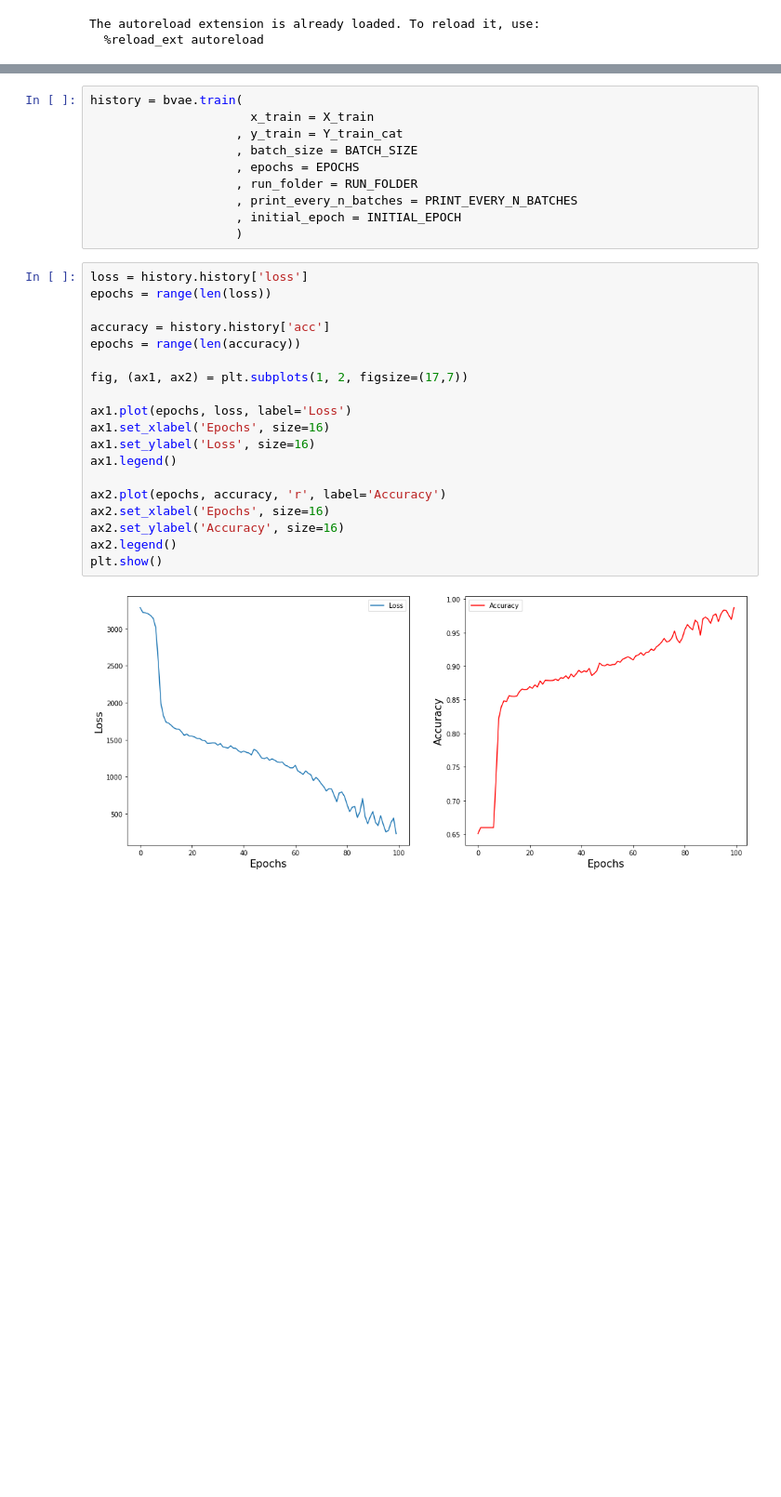
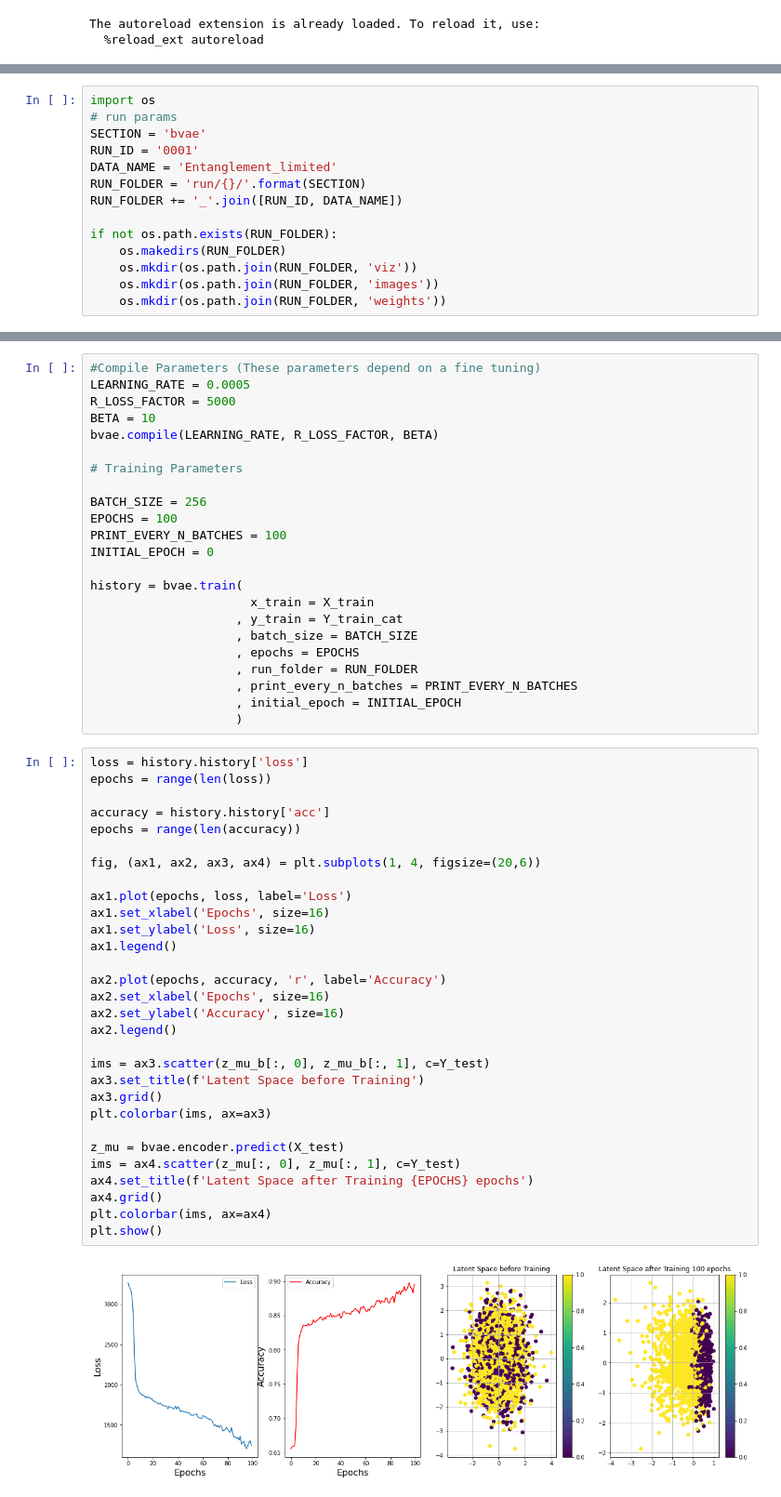
Before and after one commit to nahumsa/Variational-Autoencoder, a Jupyter notebook: VAE Entanglement Witness Softmax.ipynb, the cells around one changed output, grey strips where cells are left out. Shown: that part at 93% size. Cells and saved outputs as stored; diff of their text form; blank space fills up the shorter version.

Commit message:
Added limited measurements

```diff
--- a/VAE Entanglement Witness Softmax.ipynb
+++ b/VAE Entanglement Witness Softmax.ipynb
@@ -256,0 +308,14 @@ INITIAL_EPOCH = 0
+# %%
+import os
+# run params
+SECTION = 'bvae'
+RUN_ID = '0001'
+DATA_NAME = 'Entanglement_limited'
+RUN_FOLDER = 'run/{}/'.format(SECTION)
+RUN_FOLDER += '_'.join([RUN_ID, DATA_NAME])
+
+if not os.path.exists(RUN_FOLDER):
+    os.makedirs(RUN_FOLDER)
+    os.mkdir(os.path.join(RUN_FOLDER, 'viz'))
+    os.mkdir(os.path.join(RUN_FOLDER, 'images'))
+    os.mkdir(os.path.join(RUN_FOLDER, 'weights'))
@@ -257,4 +342,17 @@ INITIAL_EPOCH = 0
 # %%
+#Compile Parameters (These parameters depend on a fine tuning)
+LEARNING_RATE = 0.0005
+R_LOSS_FACTOR = 5000
+BETA = 10
+bvae.compile(LEARNING_RATE, R_LOSS_FACTOR, BETA)
+
+# Training Parameters
+
+BATCH_SIZE = 256
+EPOCHS = 100
+PRINT_EVERY_N_BATCHES = 100
+INITIAL_EPOCH = 0
+
 history = bvae.train(
                       x_train = X_train
                     , y_train = Y_train_cat
@@ -267,21 +365,32 @@ history = bvae.train(
 # %%
 loss = history.history['loss']
 epochs = range(len(loss))
 
 accuracy = history.history['acc']
 epochs = range(len(accuracy))
 
-fig, (ax1, ax2) = plt.subplots(1, 2, figsize=(17,7))
+fig, (ax1, ax2, ax3, ax4) = plt.subplots(1, 4, figsize=(20,6))
 
 ax1.plot(epochs, loss, label='Loss')
 ax1.set_xlabel('Epochs', size=16)
 ax1.set_ylabel('Loss', size=16)
 ax1.legend()
 
 ax2.plot(epochs, accuracy, 'r', label='Accuracy')
 ax2.set_xlabel('Epochs', size=16)
 ax2.set_ylabel('Accuracy', size=16)
 ax2.legend()
+
+ims = ax3.scatter(z_mu_b[:, 0], z_mu_b[:, 1], c=Y_test)
+ax3.set_title(f'Latent Space before Training')
+ax3.grid()
+plt.colorbar(ims, ax=ax3)
+
+z_mu = bvae.encoder.predict(X_test)
+ims = ax4.scatter(z_mu[:, 0], z_mu[:, 1], c=Y_test)
+ax4.set_title(f'Latent Space after Training {EPOCHS} epochs')
+ax4.grid()
+plt.colorbar(ims, ax=ax4)
 plt.show()
 # %% [output]
-[figure, old version]
+[figure, new version]
```
Also changed, not shown: parts of 15 cells of this notebook.
